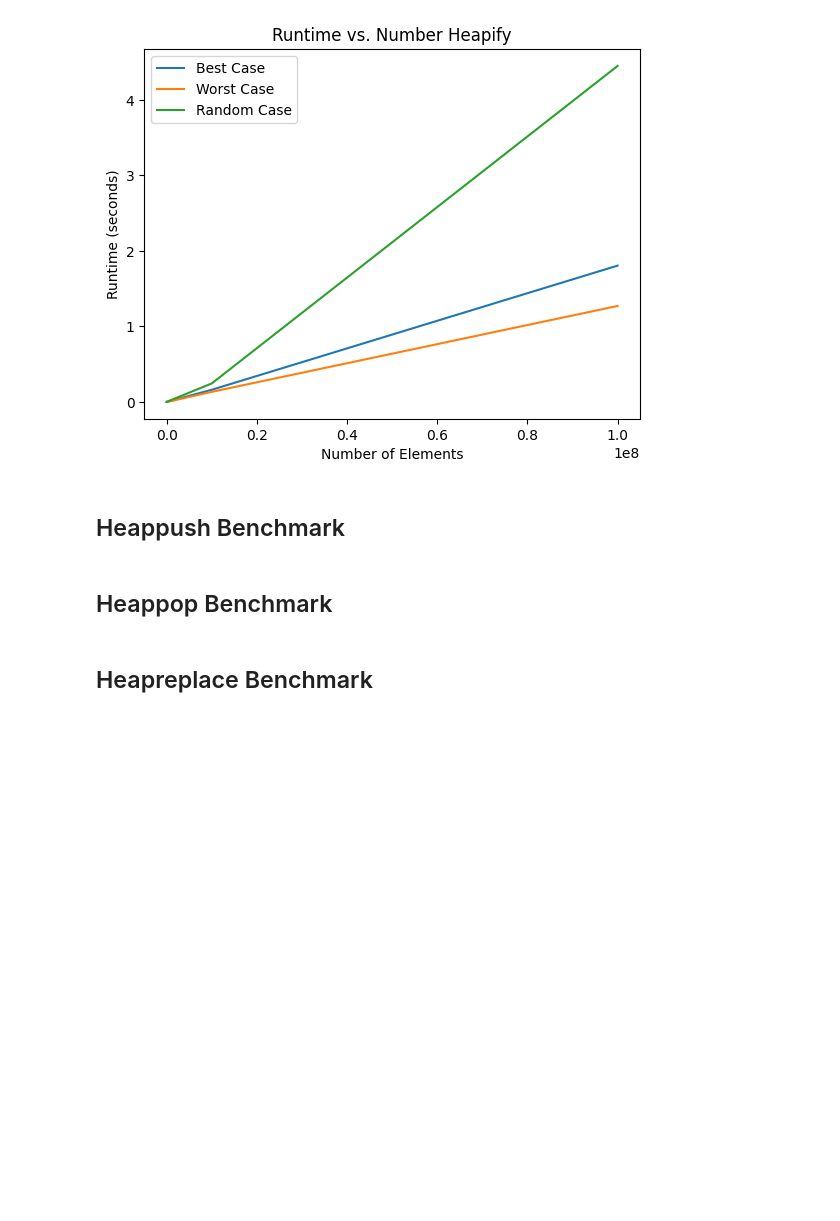
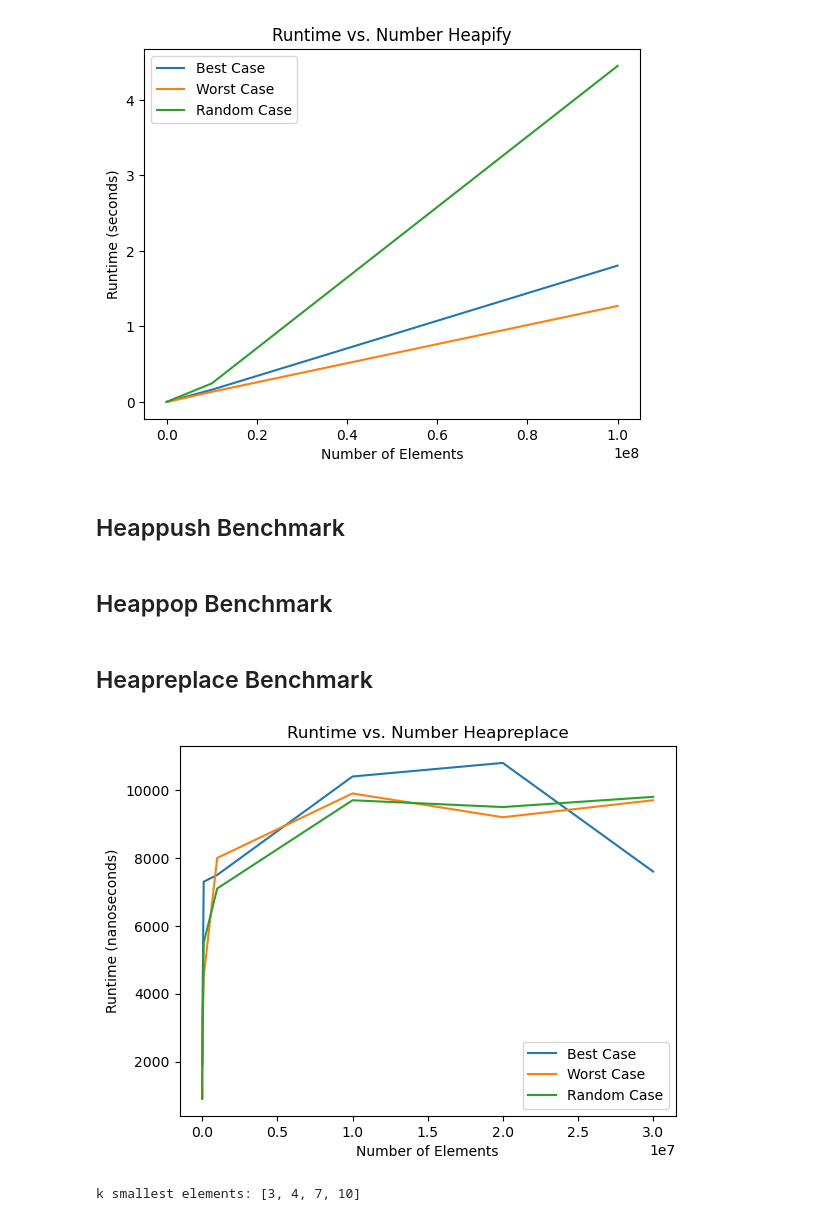
Before and after one commit to littond/CSC3310-Program4, a Jupyter notebook: Program4.ipynb, the cells around one changed output. Cells and saved outputs as stored; diff of their text form; code cells hidden in the pictures; blank space fills up the shorter version.

```diff
--- a/Program4.ipynb
+++ b/Program4.ipynb
@@ -90,3 +90,21 @@ plt.show()
 ## Heappop Benchmark
 # %% [markdown]
 ## Heapreplace Benchmark
+# %%
+def generate_input(n):
+    """
+    Returns a sorted list with n elements
+    """
+    elements = []
+    for i in range(n):
+        elements.append(i)
+    return elements
+# %%
+def benchmark_heapreplace(heap, item):
+    """
+    Returns the runtime of the heapreplace algorithm for the elements passed in
+    """
+    time_ns_start = time.perf_counter_ns()
+    heapq.heapreplace(heap, item)
+    time_ns_end = time.perf_counter_ns()
+    return time_ns_end  - time_ns_start
@@ -92,0 +144,21 @@ plt.show()
+# %%
+elements_to_test = [100, 1000, 10000, 100000, 1000000, 10000000, 20000000,30000000]
+heapreplace_best_case = []
+heapreplace_worst_case = []
+heapreplace_average_case = []
+for n in elements_to_test:
+    best_benchmark, worst_benchmark, average_benchmark = calculate_average_benchmarks_heapreplace(n)
+    heapreplace_best_case.append(best_benchmark)
+    heapreplace_worst_case.append(worst_benchmark)
+    heapreplace_average_case.append(average_benchmark)
+# %%
+plt.plot(elements_to_test, heapreplace_best_case, label="Best Case")
+plt.plot(elements_to_test, heapreplace_worst_case, label="Worst Case")
+plt.plot(elements_to_test, heapreplace_average_case, label="Random Case")
+plt.xlabel('Number of Elements')
+plt.ylabel('Runtime (nanoseconds)')
+plt.title('Runtime vs. Number Heapreplace')
+plt.legend()
+plt.show()
+# %% [output]
+[figure, added]
@@ -92,0 +180,7 @@ plt.show()
+# %%
+collection = [7, 10, 4, 3, 20, 15]
+k = 4
+k_smallest = find_k_smallest(collection, k)
+print("k smallest elements:", k_smallest)
+# %% [output]
+k smallest elements: [3, 4, 7, 10]
```
Also changed, not shown: parts of 2 cells of this notebook.
